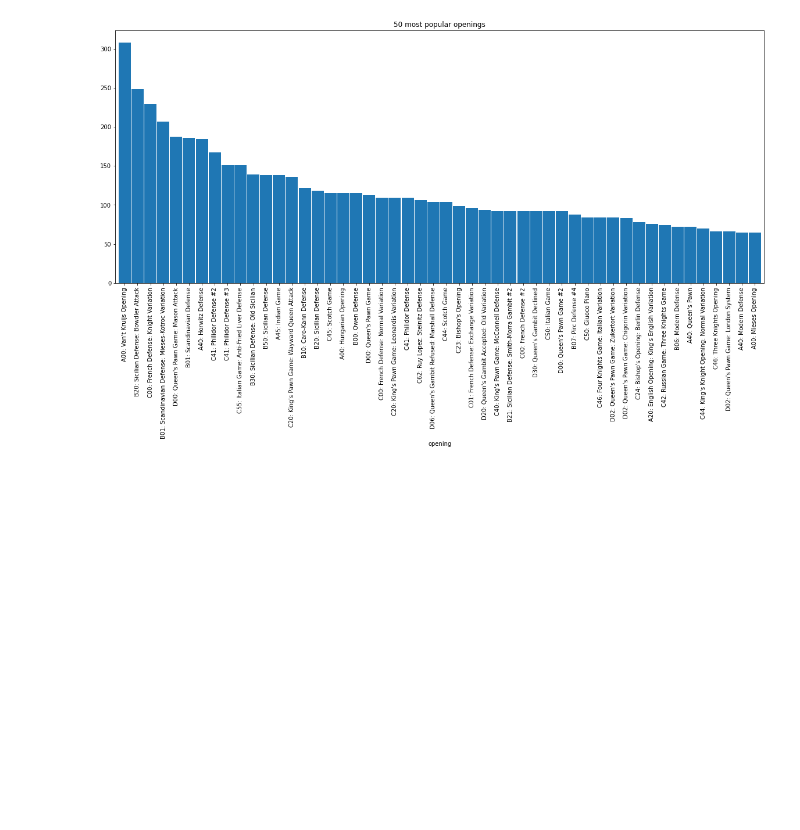
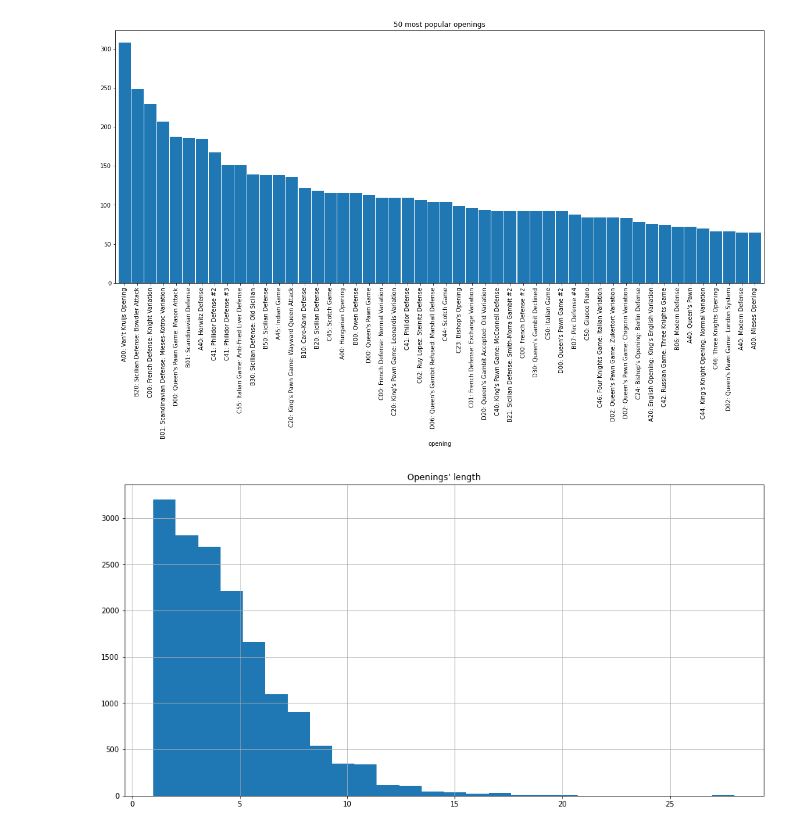
Before and after one commit to MrDVolk/chess, a Jupyter notebook: 1. dataset-analysis.ipynb, the cells around one changed output. Saved outputs shown, nothing was run; the diff lists cells and outputs as text; code cells hidden in the pictures; blank space fills up the shorter version.

```diff
--- a/1. dataset-analysis.ipynb
+++ b/1. dataset-analysis.ipynb
@@ -115,20 +120,27 @@ _ = plt.show()
 # %% [output]
 [figure]
 # %%
-take = 50
+def plot_popular_openings(df, take=50):
+    import warnings
+    with warnings.catch_warnings():
+        warnings.filterwarnings("ignore")
+        df['opening'] = df.apply(lambda row: f'{row["opening_eco"]}: {row["opening_name"]}', axis=1)
+        most_popular_openings = df['opening'].value_counts().to_frame().head(take).index.to_list()
+        with_popular_openings_df = df[df['opening'].isin(most_popular_openings)]
+        popular_openings_df = with_popular_openings_df['opening'].value_counts().to_frame()
+        popular_openings_df.reset_index(level=0, inplace=True)
+        popular_openings_df.columns = ['opening', 'count']
+        popular_openings_df.plot.bar(x='opening', y='count', figsize=(20, 8), width=0.95, legend=None)
+        plt.xticks(rotation=90)
+        plt.title(f'{take} most popular openings')
+        _ = plt.show()
 
-import warnings
-with warnings.catch_warnings():
-    warnings.filterwarnings("ignore")
-    rated_games_df['opening'] = rated_games_df.apply(lambda row: f'{row["opening_eco"]}: {row["opening_name"]}', axis=1)
-    most_popular_openings = rated_games_df['opening'].value_counts().to_frame().head(take).index.to_list()
-    rated_with_popular_openings_df = rated_games_df[rated_games_df['opening'].isin(most_popular_openings)]
-    popular_openings_df = rated_with_popular_openings_df['opening'].value_counts().to_frame()
-    popular_openings_df.reset_index(level=0, inplace=True)
-    popular_openings_df.columns = ['opening', 'count']
-    popular_openings_df.plot.bar(x='opening', y='count', figsize=(20, 8), width=0.95, legend=None)
-    plt.xticks(rotation=90)
-    plt.title(f'{take} most popular openings')
-    _ = plt.show()
+plot_popular_openings(rated_games_df)
 # %% [output]
 [figure]
+# %%
+rated_games_df['opening_ply'].hist(bins=26, figsize=(16,8))
+plt.title(f'Openings\' length')
+_ = plt.show()
+# %% [output]
+[figure, added]
```
Also changed, not shown: parts of 2 cells of this notebook, 1 other file.
